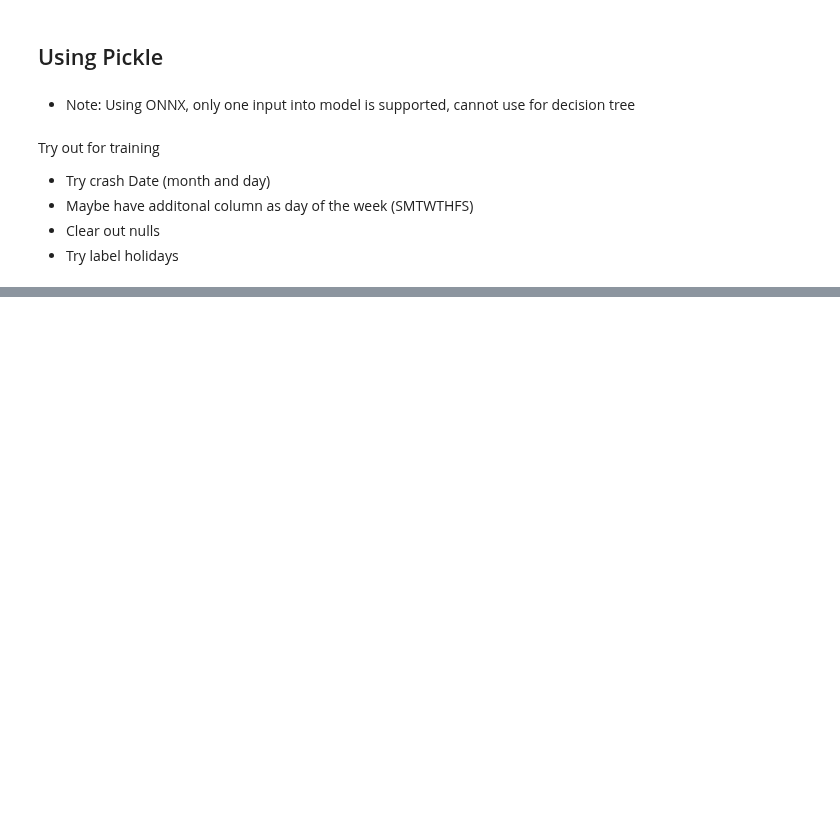
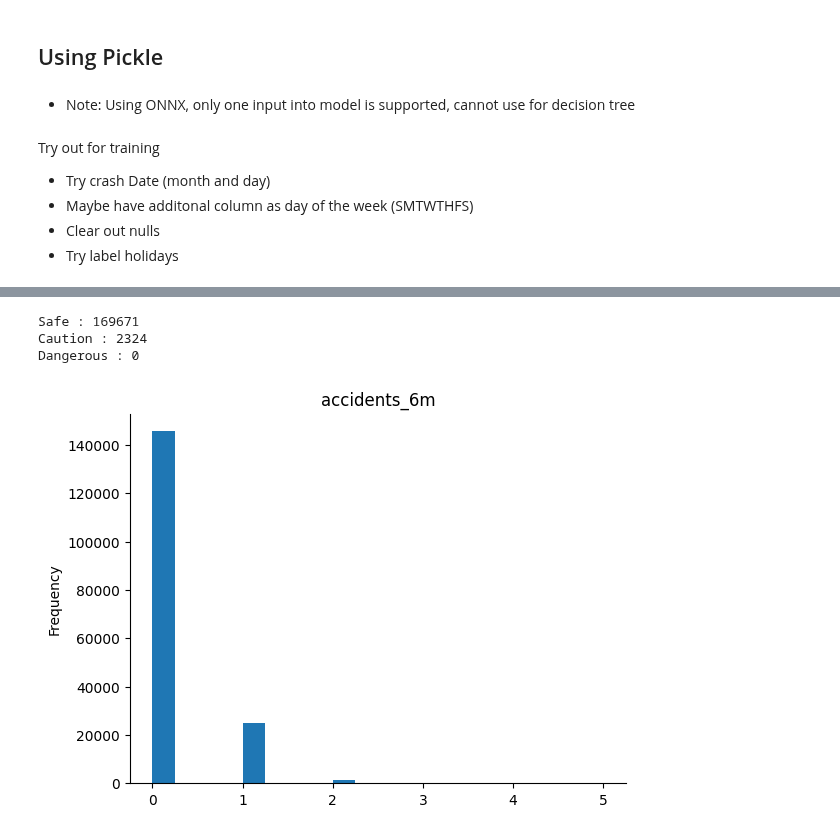
Before and after one commit to JadeAnt/NYC-Vision-Zero-MLOPS, a Jupyter notebook: ML_Model_Training_w_Dataset.ipynb, the cells around one changed output, grey strips where cells are left out. Saved outputs shown, nothing was run; the diff lists cells and outputs as text; code cells hidden in the pictures; blank space fills up the shorter version.

```diff
--- a/ML_Model_Training_w_Dataset.ipynb
+++ b/ML_Model_Training_w_Dataset.ipynb
@@ -554,0 +648,11 @@ Try out for training
+# %%
+# Condition type
+def get_condition(row):
+    if row["high_traffic"]:
+        return "high_traffic"
+    elif row["is_daytime"]:
+        return "daytime"
+    else:
+        return "nighttime"
+
+results_df["condition_type"] = results_df.apply(get_condition, axis=1)
@@ -554,0 +671,12 @@ Try out for training
+# %%
+# start 5 years before first accident recorded by month for forecasting
+# should stop data leakage?
+start_date = pd.to_datetime(results_df["crash_date"]).min() + pd.DateOffset(years=5)
+end_date = pd.to_datetime(results_df["crash_date"]).max()
+
+print(start_date)
+print(end_date)
+
+snapshot_dates = pd.date_range(start=start_date, end=end_date, freq="MS") #MS = months, YS = years, MS might be too long
+
+print(snapshot_dates)
@@ -554,0 +749,14 @@ Try out for training
+# %%
+# Final cleaned data
+processed_results_df = pd.DataFrame(records)
+# %%
+# Set classification
+def label_safety(n):
+    if n == 0:
+        return 0 #"Safe"
+    elif n <= 2:
+        return 1 #"Caution"
+    else:
+        return 2 #"Dangerous"
+
+processed_results_df["safety_level"] = processed_results_df["future_accidents_1m"].apply(label_safety)
@@ -554,0 +779,8 @@ Try out for training
+# %%
+print( "Safe : " + str(len(processed_results_df[processed_results_df["safety_level"] == 0])))
+print( "Caution : " + str(len(processed_results_df[processed_results_df["safety_level"] == 1])))
+print( "Dangerous : " + str(len(processed_results_df[processed_results_df["safety_level"] == 2])))
+# %% [output]
+Safe : 169671
+Caution : 2324
+Dangerous : 0
@@ -554,0 +790,5 @@ Try out for training
+# %%
+processed_results_df['accidents_6m'].plot(kind='hist', bins=20, title='accidents_6m')
+plt.gca().spines[['top', 'right',]].set_visible(False)
+# %% [output]
+[figure, added]
```
Also changed, not shown: parts of 67 cells of this notebook.
